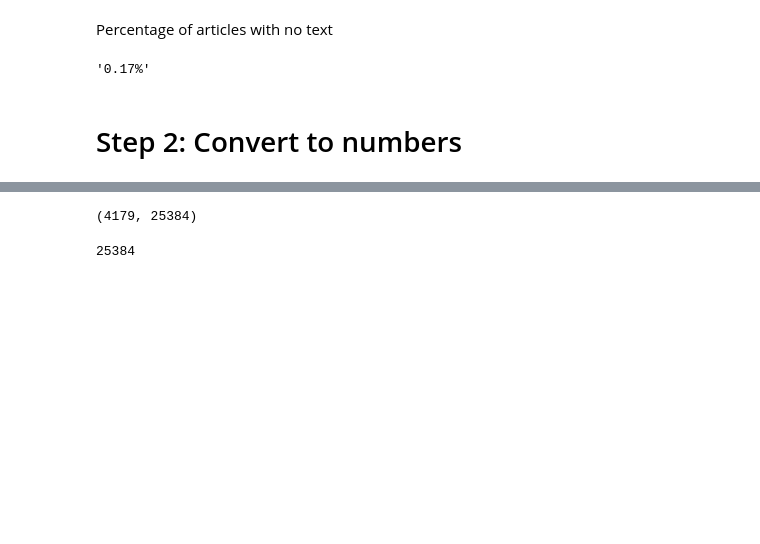
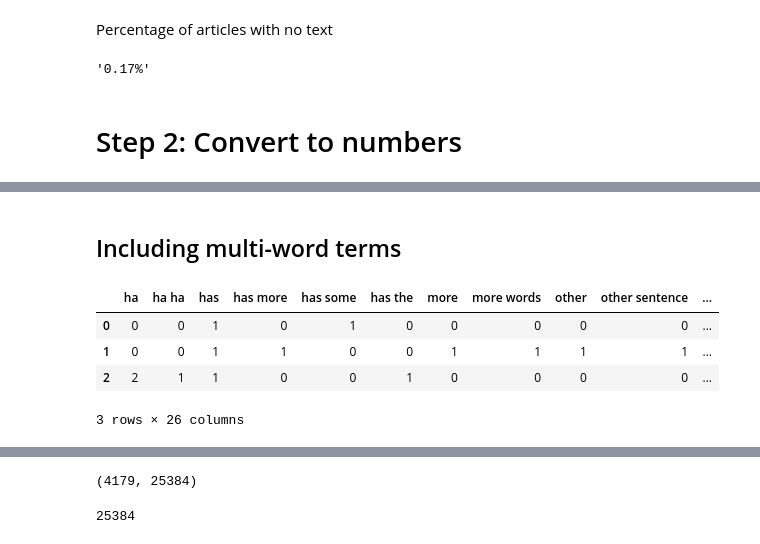
Before and after one commit to peterts/osloturen-2019, a Jupyter notebook: Build Model.ipynb, the cells around one changed output, grey strips where cells are left out. Drawn from its saved outputs; the diff is of its cells as text; code cells hidden in the pictures; blank space fills up the shorter version.

```diff
--- a/Build Model.ipynb
+++ b/Build Model.ipynb
@@ -135,0 +162,12 @@ f"{(df.text == '').mean() * 100:.2f}%"
+# %% [markdown]
+## Including multi-word terms
+# %%
+vec = CountVectorizer(ngram_range=(1, 2))
+X = vec.fit_transform(texts)
+get_features_as_df(X, vec)
+# %% [output]
+|  | ha | ha ha | has | has more | has some | has the | more | more words | other | other sentence | ... |
+| 0 | 0 | 0 | 1 | 0 | 1 | 0 | 0 | 0 | 0 | 0 | ... |
+| 1 | 0 | 0 | 1 | 1 | 0 | 0 | 1 | 1 | 1 | 1 | ... |
+| 2 | 2 | 1 | 1 | 0 | 0 | 1 | 0 | 0 | 0 | 0 | ... |
+3 rows × 26 columns
```
Also changed, not shown: parts of 13 cells of this notebook.
